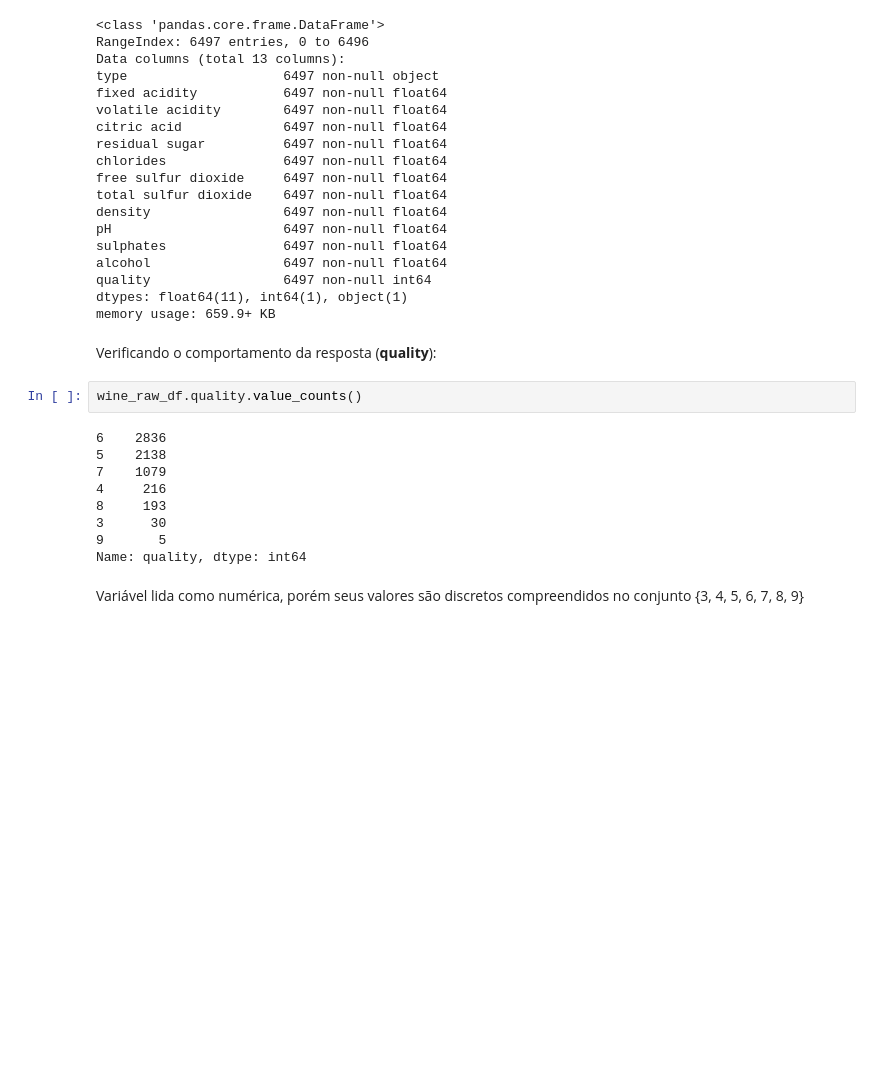
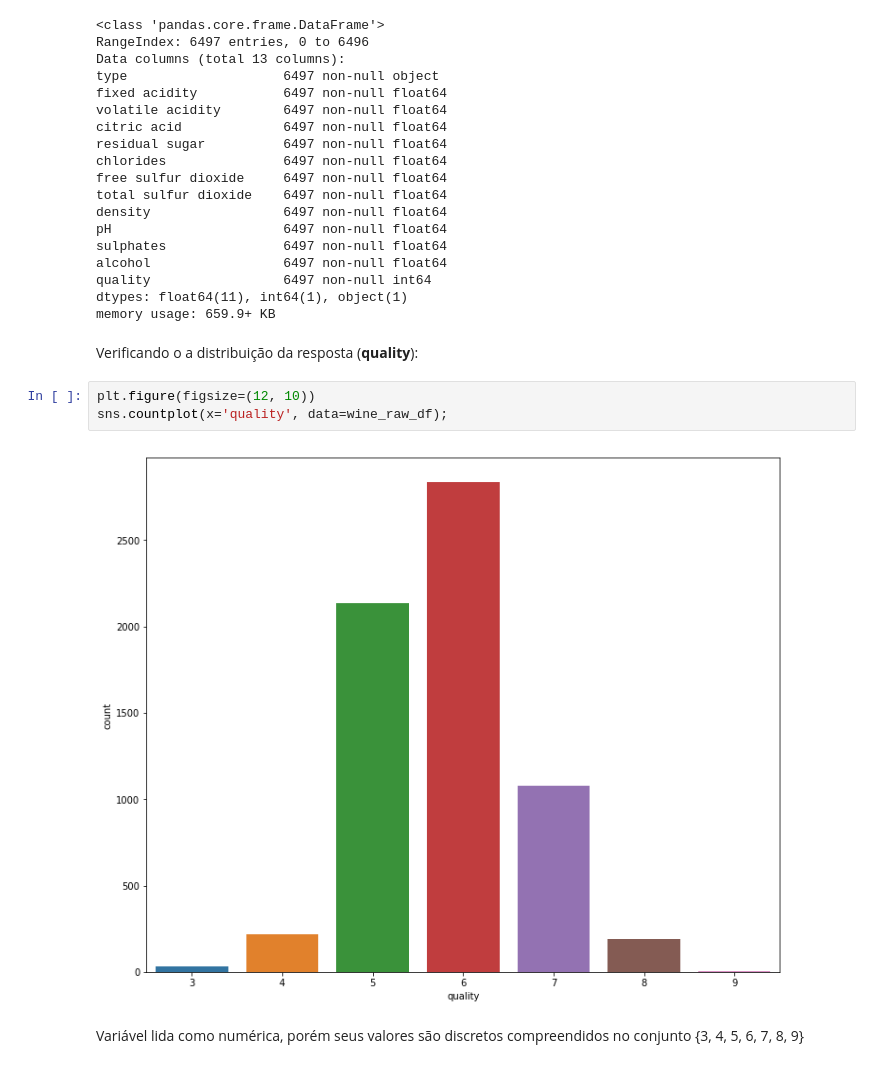
Before and after one commit to fbarscevicius/vinho-verde, a Jupyter notebook: 01_eda.ipynb, the cells around one changed output. Cells and saved outputs as stored; diff of their text form; blank space fills up the shorter version.

```diff
--- a/01_eda.ipynb
+++ b/01_eda.ipynb
@@ -109,17 +113,11 @@ quality                 6497 non-null int64
 dtypes: float64(11), int64(1), object(1)
 memory usage: 659.9+ KB
 # %% [markdown]
-Verificando o comportamento da resposta (**quality**):
+Verificando o a distribuição da resposta (**quality**):
-# %%
-wine_raw_df.quality.value_counts()
-# %% [output]
-6    2836
-5    2138
-7    1079
-4     216
-8     193
-3      30
-9       5
-Name: quality, dtype: int64
+# %%
+plt.figure(figsize=(12, 10))
+sns.countplot(x='quality', data=wine_raw_df);
+# %% [output]
+[figure, added]
 # %% [markdown]
 Variável lida como numérica, porém seus valores são discretos compreendidos no conjunto {3, 4, 5, 6, 7, 8, 9}
```
Also changed, not shown: parts of 10 cells of this notebook, 1 other file.
